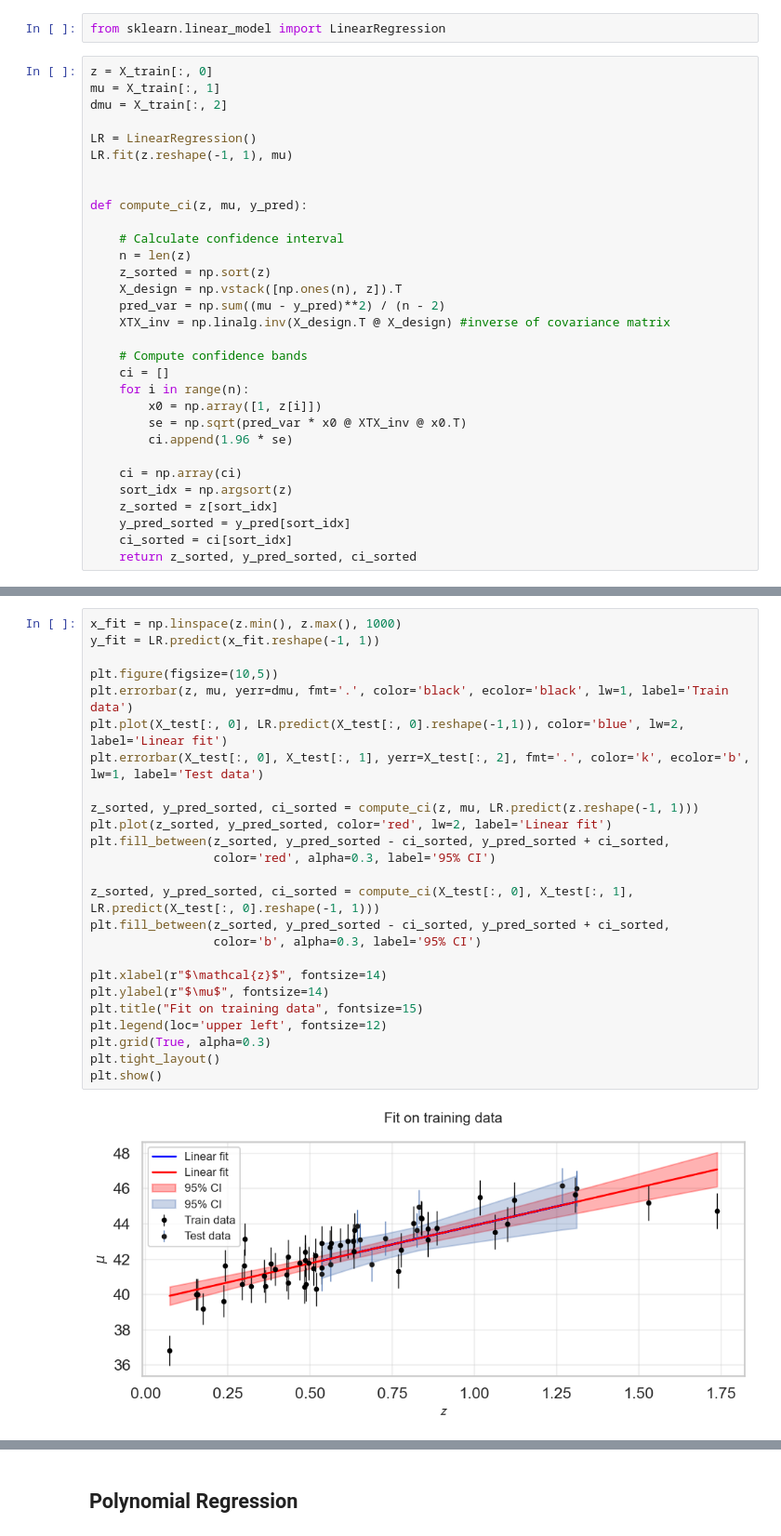
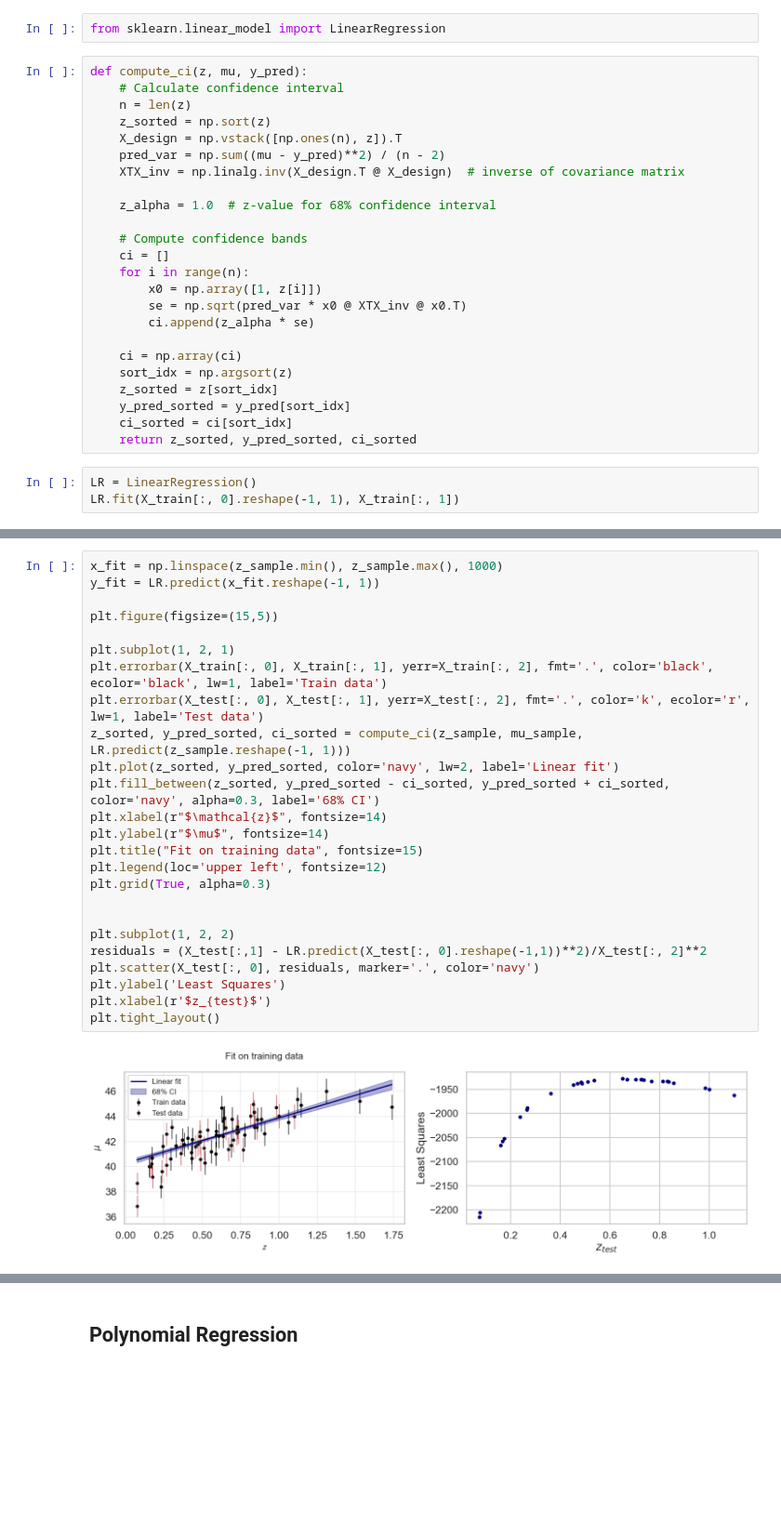
Before and after one commit to Richardforphys/Astrostatistics, a Jupyter notebook: Notebooks/Exam/supernovae_part1.ipynb, the cells around one changed output, grey strips where cells are left out. Shown at 93% size. Drawn from its saved outputs; the diff is of its cells as text; blank space fills up the shorter version.

```diff
--- a/Notebooks/Exam/supernovae_part1.ipynb
+++ b/Notebooks/Exam/supernovae_part1.ipynb
@@ -135,29 +117,22 @@ Text(0.5, 1.0, 'Raw Data')
 # %%
 from sklearn.linear_model import LinearRegression
 # %%
-z = X_train[:, 0]
-mu = X_train[:, 1]
-dmu = X_train[:, 2]
-
-LR = LinearRegression()
-LR.fit(z.reshape(-1, 1), mu)
-
-
 def compute_ci(z, mu, y_pred):
-
     # Calculate confidence interval
     n = len(z)
     z_sorted = np.sort(z)
     X_design = np.vstack([np.ones(n), z]).T
     pred_var = np.sum((mu - y_pred)**2) / (n - 2)
-    XTX_inv = np.linalg.inv(X_design.T @ X_design) #inverse of covariance matrix
+    XTX_inv = np.linalg.inv(X_design.T @ X_design)  # inverse of covariance matrix
+
+    z_alpha = 1.0  # z-value for 68% confidence interval
 
     # Compute confidence bands
     ci = []
     for i in range(n):
         x0 = np.array([1, z[i]])
         se = np.sqrt(pred_var * x0 @ XTX_inv @ x0.T)
-        ci.append(1.96 * se)
+        ci.append(z_alpha * se)
 
     ci = np.array(ci)
     sort_idx = np.argsort(z)
@@ -165,3 +140,6 @@ def compute_ci(z, mu, y_pred):
     y_pred_sorted = y_pred[sort_idx]
     ci_sorted = ci[sort_idx]
     return z_sorted, y_pred_sorted, ci_sorted
+# %%
+LR = LinearRegression()
+LR.fit(X_train[:, 0].reshape(-1, 1), X_train[:, 1])
@@ -168,27 +148,27 @@ def compute_ci(z, mu, y_pred):
 # %%
-x_fit = np.linspace(z.min(), z.max(), 1000)
+x_fit = np.linspace(z_sample.min(), z_sample.max(), 1000)
 y_fit = LR.predict(x_fit.reshape(-1, 1))
 
-plt.figure(figsize=(10,5))
-plt.errorbar(z, mu, yerr=dmu, fmt='.', color='black', ecolor='black', lw=1, label='Train data')
-plt.plot(X_test[:, 0], LR.predict(X_test[:, 0].reshape(-1,1)), color='blue', lw=2, label='Linear fit')
-plt.errorbar(X_test[:, 0], X_test[:, 1], yerr=X_test[:, 2], fmt='.', color='k', ecolor='b', lw=1, label='Test data')
+plt.figure(figsize=(15,5))
 
-z_sorted, y_pred_sorted, ci_sorted = compute_ci(z, mu, LR.predict(z.reshape(-1, 1)))
-plt.plot(z_sorted, y_pred_sorted, color='red', lw=2, label='Linear fit')
-plt.fill_between(z_sorted, y_pred_sorted - ci_sorted, y_pred_sorted + ci_sorted,
-                 color='red', alpha=0.3, label='95% CI')
-
-z_sorted, y_pred_sorted, ci_sorted = compute_ci(X_test[:, 0], X_test[:, 1], LR.predict(X_test[:, 0].reshape(-1, 1)))
-plt.fill_between(z_sorted, y_pred_sorted - ci_sorted, y_pred_sorted + ci_sorted,
-                 color='b', alpha=0.3, label='95% CI')
-
+plt.subplot(1, 2, 1)
+plt.errorbar(X_train[:, 0], X_train[:, 1], yerr=X_train[:, 2], fmt='.', color='black', ecolor='black', lw=1, label='Train data')
+plt.errorbar(X_test[:, 0], X_test[:, 1], yerr=X_test[:, 2], fmt='.', color='k', ecolor='r', lw=1, label='Test data')
+z_sorted, y_pred_sorted, ci_sorted = compute_ci(z_sample, mu_sample, LR.predict(z_sample.reshape(-1, 1)))
+plt.plot(z_sorted, y_pred_sorted, color='navy', lw=2, label='Linear fit')
+plt.fill_between(z_sorted, y_pred_sorted - ci_sorted, y_pred_sorted + ci_sorted, color='navy', alpha=0.3, label='68% CI')
 plt.xlabel(r"$\mathcal{z}$", fontsize=14)
 plt.ylabel(r"$\mu$", fontsize=14)
 plt.title("Fit on training data", fontsize=15)
 plt.legend(loc='upper left', fontsize=12)
 plt.grid(True, alpha=0.3)
+
+
+plt.subplot(1, 2, 2)
+residuals = (X_test[:,1] - LR.predict(X_test[:, 0].reshape(-1,1))**2)/X_test[:, 2]**2
+plt.scatter(X_test[:, 0], residuals, marker='.', color='navy')
+plt.ylabel('Least Squares')
+plt.xlabel(r'$z_{test}$')
 plt.tight_layout()
-plt.show()
 # %% [output]
-[figure, old version]
+[figure, new version]
```
Also changed, not shown: parts of 30 cells of this notebook, 1 other file.
